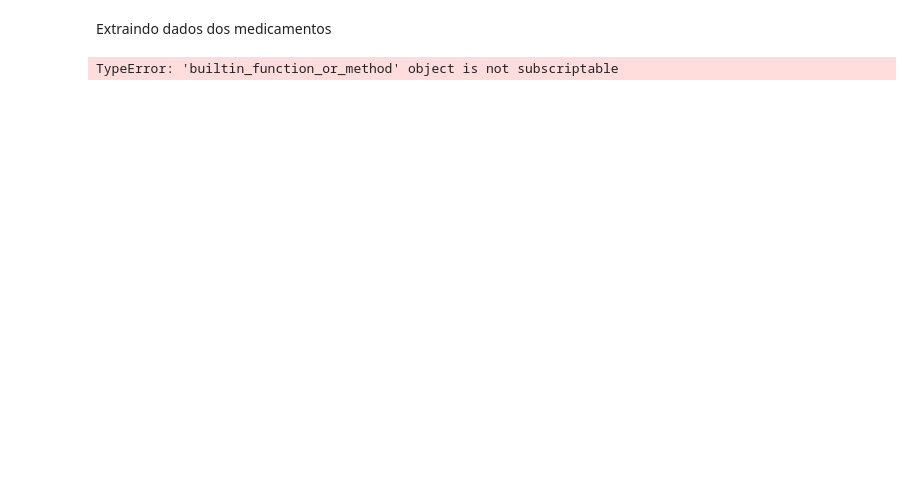
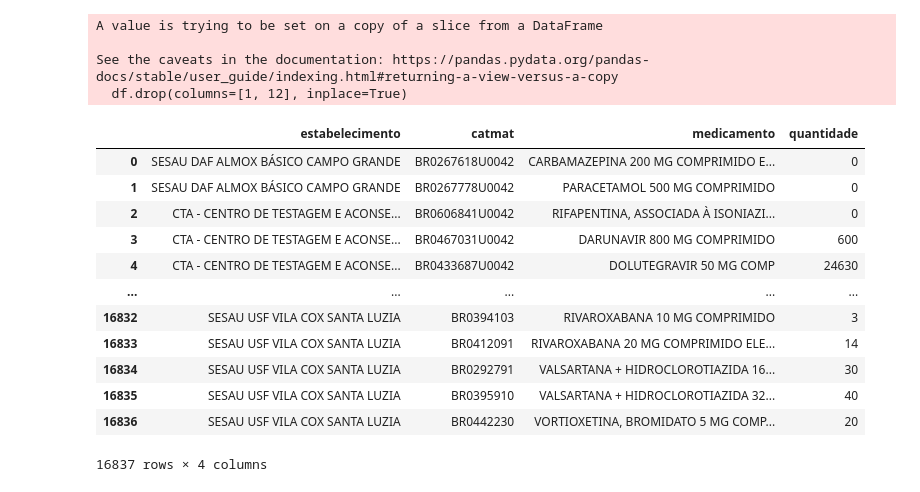
Before and after one commit to WilsonRomao/site_achei, a Jupyter notebook: backend/notebooks/analise_relatorio_geral.ipynb, the cells around one changed output. Cells and saved outputs as stored; diff of their text form; code cells hidden in the pictures; blank space fills up the shorter version.

```diff
--- a/backend/notebooks/analise_relatorio_geral.ipynb
+++ b/backend/notebooks/analise_relatorio_geral.ipynb
@@ -287,6 +290,0 @@ AttributeError: 'str' object has no attribute 'key'
-# %% [markdown]
-Extraindo dados dos medicamentos
-# %%
-df.iloc[estabelecimentos.keys[0]:estabelecimentos.keys[1]]
-# %% [output]
-TypeError: 'builtin_function_or_method' object is not subscriptable
@@ -311,0 +291,22 @@ estoque
+# %%
+#dro par as colunas 1 e 12
+df.drop(columns=[1, 12], inplace=True)
+df
+# %% [output]
+A value is trying to be set on a copy of a slice from a DataFrame
+
+See the caveats in the documentation: https://pandas.pydata.org/pandas-docs/stable/user_guide/indexing.html#returning-a-view-versus-a-copy
+  df.drop(columns=[1, 12], inplace=True)
+|  | estabelecimento | catmat | medicamento | quantidade |
+| 0 | SESAU DAF ALMOX BÁSICO CAMPO GRANDE | BR0267618U0042 | CARBAMAZEPINA 200 MG COMPRIMIDO E... | 0 |
+| 1 | SESAU DAF ALMOX BÁSICO CAMPO GRANDE | BR0267778U0042 | PARACETAMOL 500 MG COMPRIMIDO | 0 |
+| 2 | CTA - CENTRO DE TESTAGEM E ACONSE... | BR0606841U0042 | RIFAPENTINA, ASSOCIADA À ISONIAZI... | 0 |
+| 3 | CTA - CENTRO DE TESTAGEM E ACONSE... | BR0467031U0042 | DARUNAVIR 800 MG COMPRIMIDO | 600 |
+| 4 | CTA - CENTRO DE TESTAGEM E ACONSE... | BR0433687U0042 | DOLUTEGRAVIR 50 MG COMP | 24630 |
+| ... | ... | ... | ... | ... |
+| 16832 | SESAU USF VILA COX SANTA LUZIA | BR0394103 | RIVAROXABANA 10 MG COMPRIMIDO | 3 |
+| 16833 | SESAU USF VILA COX SANTA LUZIA | BR0412091 | RIVAROXABANA 20 MG COMPRIMIDO ELE... | 14 |
+| 16834 | SESAU USF VILA COX SANTA LUZIA | BR0292791 | VALSARTANA + HIDROCLOROTIAZIDA 16... | 30 |
+| 16835 | SESAU USF VILA COX SANTA LUZIA | BR0395910 | VALSARTANA + HIDROCLOROTIAZIDA 32... | 40 |
+| 16836 | SESAU USF VILA COX SANTA LUZIA | BR0442230 | VORTIOXETINA, BROMIDATO 5 MG COMP... | 20 |
+16837 rows × 4 columns
```
Also changed, not shown: parts of 52 cells of this notebook, 6 other files.
